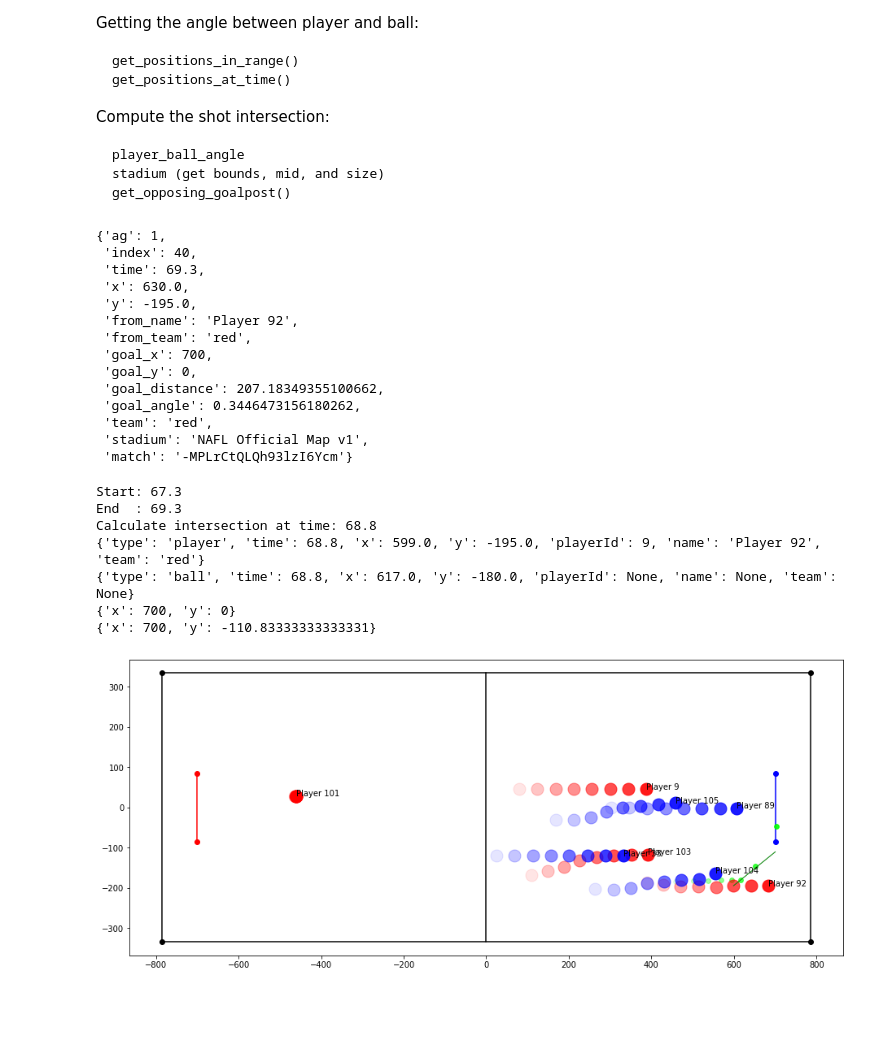
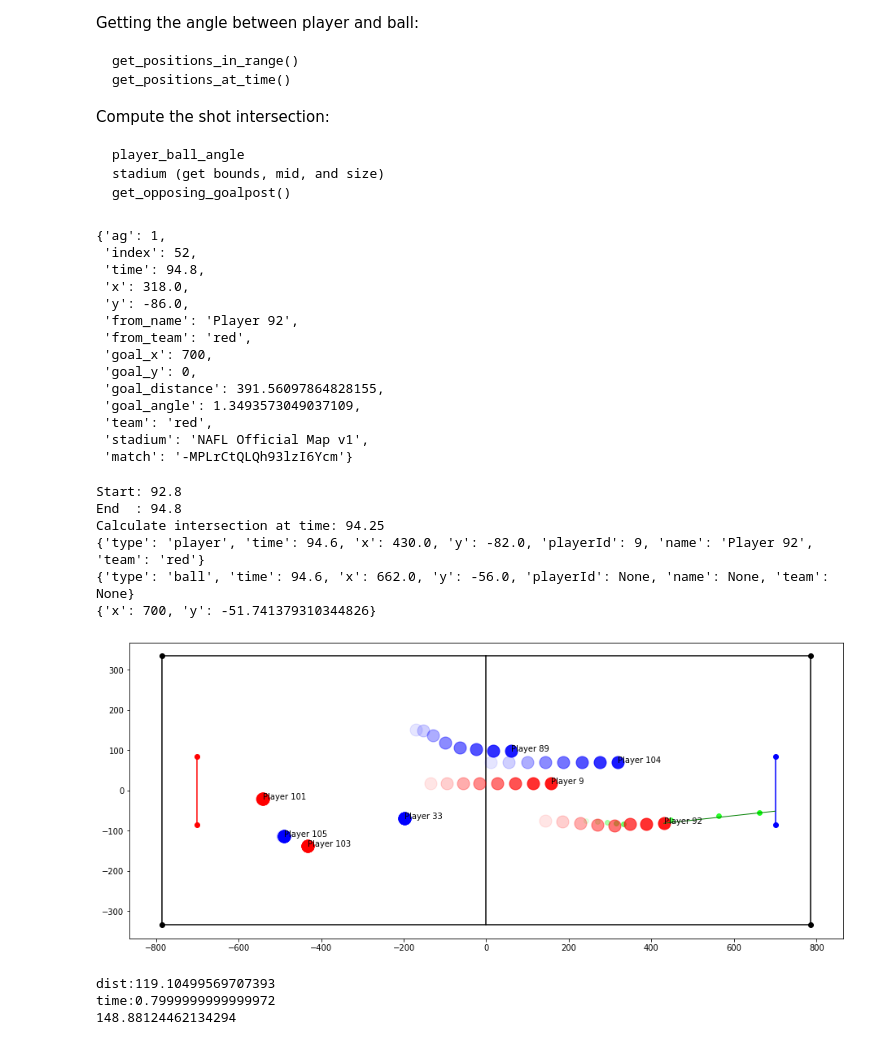
Before and after one commit to vingkan/haxml, a Jupyter notebook: notebooks/shot_angles.ipynb, the cells around one changed output. Cells and saved outputs as stored; diff of their text form; code cells hidden in the pictures; blank space fills up the shorter version.

Commit message:
Fully working shot angle and speed player improvements

```diff
--- a/notebooks/shot_angles.ipynb
+++ b/notebooks/shot_angles.ipynb
@@ -410,19 +410,35 @@ def shot_intersection(match,kick, stadium, offset=0):
     '''
     #Getting last frame before the kick
     print("Calculate intersection at time: {}".format(kick["time"] - offset))
-    frame = get_positions_at_time(match["positions"], kick["time"] - offset)
-    #Ball and Player position (tuple with x & y)
-    for f in frame:
-        if f['type'] == "ball":
-            ball_position = f
-        if f['type'] == 'player' and kick['from_name'] == f['name']:
-            player_position = f
+    #frame = get_positions_at_time(match["positions"], kick["time"] - offset)
+    #Using in range and tracing back to see what frame was right before it left the foot
+    frame = get_positions_in_range(match["positions"], kick["time"] - offset,kick["time"])
+    #A list of lists with only info about player we want and ball
+    shooter_frames = []
+    ball_frames = []
+    for i in frame:
+        if i['name'] == kick['from_name']: #5th column in df is the id field
+            shooter_frames.append(i)
+        elif i['type'] == 'ball':
+            ball_frames.append(i)
+    #print(shooter_frames)
+    #print(ball_frames)
+    #picking frame with least dist
+    least_dist = float('inf')
+    player_position = {}
+    ball_position = {}
+    for i in range(len(shooter_frames)-1,0,-1): #frame len of ball and shooter should be the same
+        dist = stadium_distance(shooter_frames[i]['x'],shooter_frames[i]['y'],ball_frames[i]['x'],ball_frames[i]['y'])
+        if dist < least_dist:
+            player_position = shooter_frames[i]
+            ball_position = ball_frames[i]
+    #print(frame)
     print(player_position)
     print(ball_position)
     #Getting goal positions
     goal_mid = get_opposing_goalpost(stadium, kick['team'])['mid']
     goal_posts = get_opposing_goalpost(stadium, kick['team'])['posts']
-    print(goal_mid)
+    #print(goal_mid)
      #Extend line from shot angle (can't extend lines easily)
     y_val = point_slope(
         player_position,
@@ -442,52 +458,51 @@ def slope(x1, y1, x2, y2):
     m = (y2-y1)/(x2-x1)
     return m
 # %%
-example = df.query("ag == 1").to_dict(orient="records")[0]
+example = df.query("ag == 1").to_dict(orient="records")[1]
 example
 # %% [output]
 {'ag': 1,
- 'index': 40,
- 'time': 69.3,
- 'x': 630.0,
- 'y': -195.0,
+ 'index': 52,
+ 'time': 94.8,
+ 'x': 318.0,
+ 'y': -86.0,
  'from_name': 'Player 92',
  'from_team': 'red',
  'goal_x': 700,
  'goal_y': 0,
- 'goal_distance': 207.18349355100662,
- 'goal_angle': 0.3446473156180262,
+ 'goal_distance': 391.56097864828155,
+ 'goal_angle': 1.3493573049037109,
  'team': 'red',
  'stadium': 'NAFL Official Map v1',
  'match': '-MPLrCtQLQh93lzI6Ycm'}
 # %%
 end_time = example["time"]
 start_time = end_time - 2
 print(f"Start: {start_time}")
 print(f"End  : {end_time}")
 time_range = get_positions_in_range(match["positions"], start_time, end_time)
-player_pos, ball_pos, intersect = shot_intersection(match,example,stadium, offset=0.5)
+player_pos, ball_pos, intersect = shot_intersection(match,example,stadium, offset=0.55)
 print(intersect)
 fig, ax = plot_positions(time_range, stadium)
 fig.set_size_inches(*zoom_stadium(stadium["bounds"]))
 # Most recent position for each player
 # Key: Name, Value: position (dict)
 last_pos = {}
 for pos in time_range:
     last_pos[pos["name"]] = pos
 for pos in last_pos.values():
     ax.text(pos["x"], pos["y"], pos["name"])
 ax.plot(
     [player_pos['x'], ball_pos['x'], intersect['x']],
     [player_pos['y'], ball_pos['y'], intersect['y']],
     color="green", linewidth=1
 )
 fig
 # %% [output]
-Start: 67.3
-End  : 69.3
-Calculate intersection at time: 68.8
-{'type': 'player', 'time': 68.8, 'x': 599.0, 'y': -195.0, 'playerId': 9, 'name': 'Player 92', 'team': 'red'}
-{'type': 'ball', 'time': 68.8, 'x': 617.0, 'y': -180.0, 'playerId': None, 'name': None, 'team': None}
-{'x': 700, 'y': 0}
-{'x': 700, 'y': -110.83333333333331}
+Start: 92.8
+End  : 94.8
+Calculate intersection at time: 94.25
+{'type': 'player', 'time': 94.6, 'x': 430.0, 'y': -82.0, 'playerId': 9, 'name': 'Player 92', 'team': 'red'}
+{'type': 'ball', 'time': 94.6, 'x': 662.0, 'y': -56.0, 'playerId': None, 'name': None, 'team': None}
+{'x': 700, 'y': -51.741379310344826}
-[figure, old version]
+[figure, new version]
@@ -526,4 +547,11 @@ def speed_player(match,kick,playerId):
     return distance/time
+# %%
+id_player = 9.0
+print(speed_player(match,example, id_player, offset=1))
+# %% [output]
+dist:119.10499569707393
+time:0.7999999999999972
+148.88124462134294
 # %%
 def defender_feature_weighted(match,kick,dist):
     '''Figuring out the closest defender and num of defenders for a kick
```
Also changed, not shown: parts of 5 cells of this notebook.
